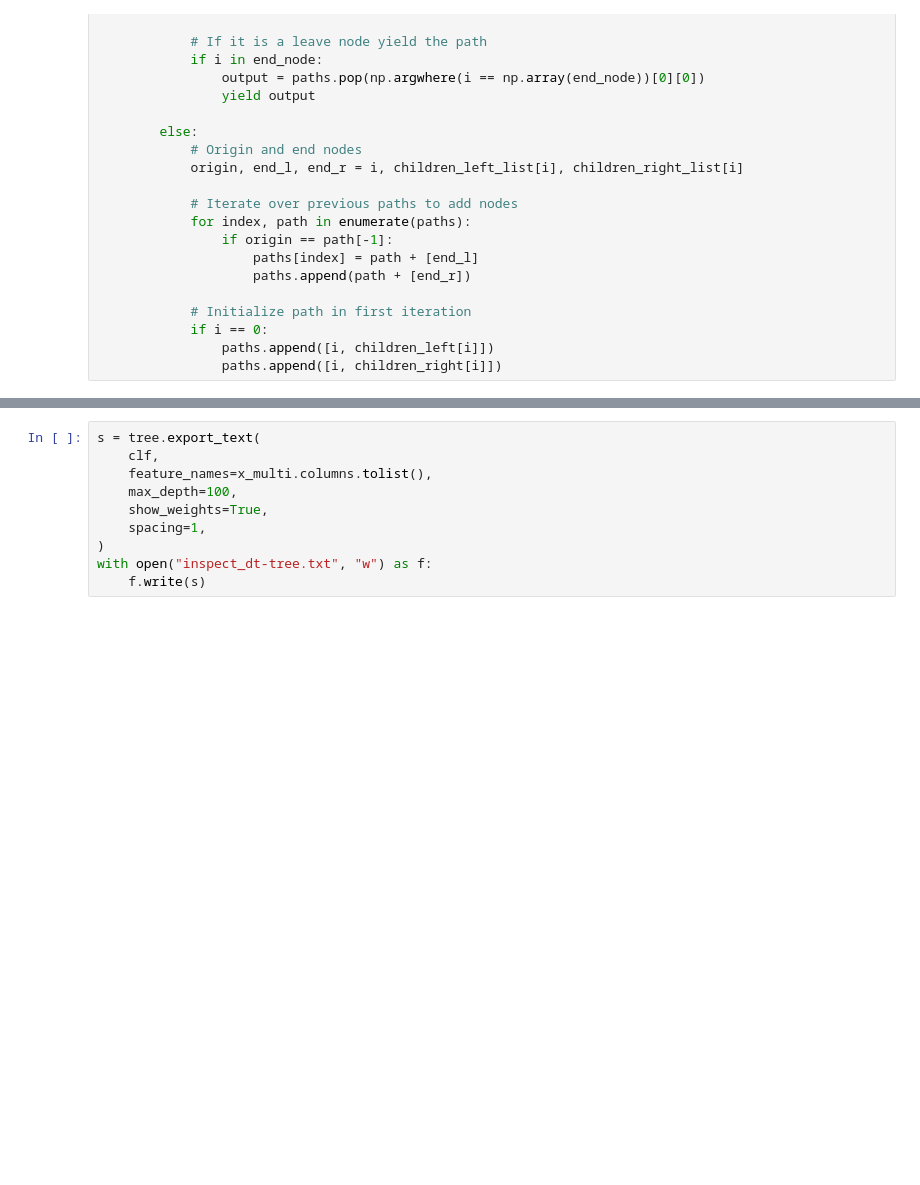
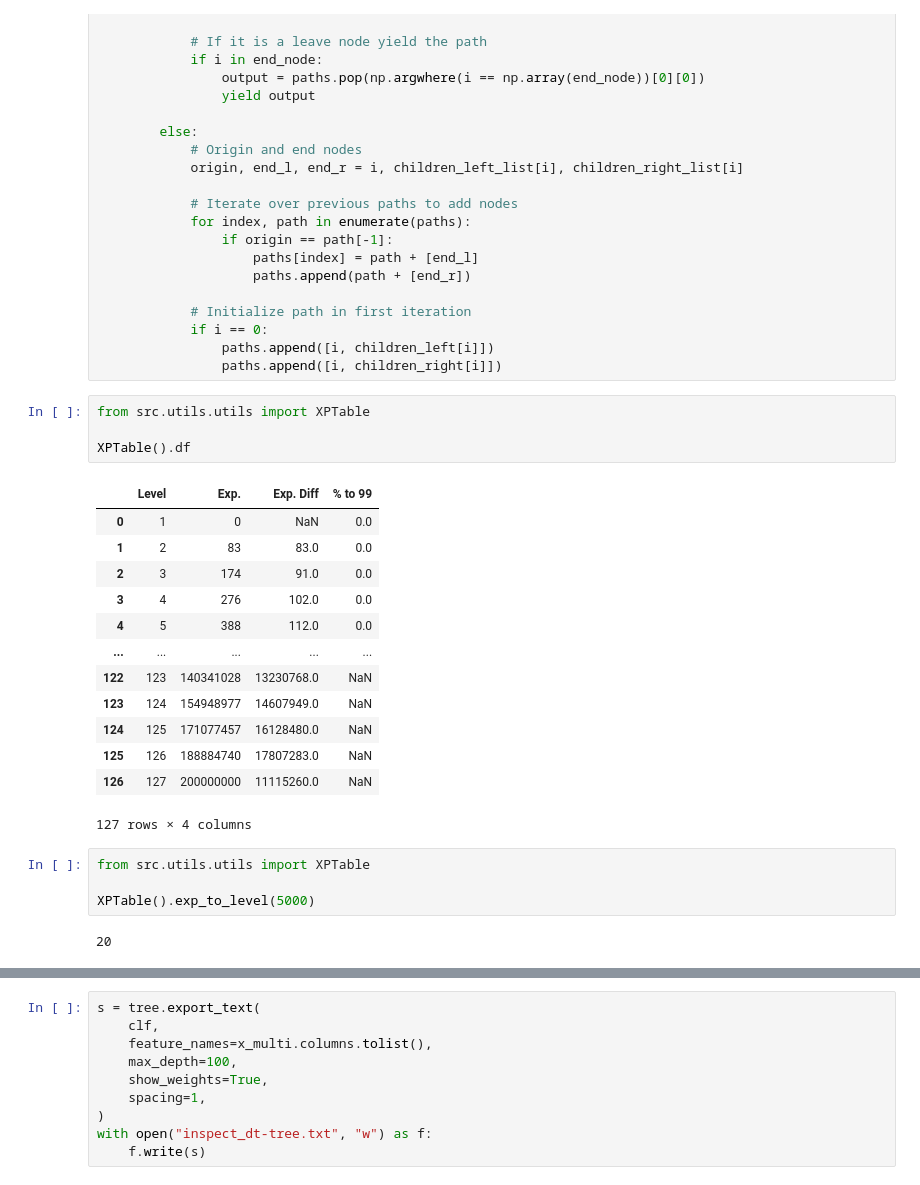
Before and after one commit to Bot-detector/bot-detector-ml-training, a Jupyter notebook: src/discovery/inspect_dt.ipynb, the cells around one changed output, grey strips where cells are left out. Cells and saved outputs as stored; diff of their text form; blank space fills up the shorter version.

```diff
--- a/src/discovery/inspect_dt.ipynb
+++ b/src/discovery/inspect_dt.ipynb
@@ -167,4 +325,28 @@ def retrieve_branches(number_nodes, children_left_list, children_right_list):
             if i == 0:
                 paths.append([i, children_left[i]])
                 paths.append([i, children_right[i]])
+# %%
+from src.utils.utils import XPTable
+
+XPTable().df
+# %% [output]
+|  | Level | Exp. | Exp. Diff | % to 99 |
+| 0 | 1 | 0 | NaN | 0.0 |
+| 1 | 2 | 83 | 83.0 | 0.0 |
+| 2 | 3 | 174 | 91.0 | 0.0 |
+| 3 | 4 | 276 | 102.0 | 0.0 |
+| 4 | 5 | 388 | 112.0 | 0.0 |
+| ... | ... | ... | ... | ... |
+| 122 | 123 | 140341028 | 13230768.0 | NaN |
+| 123 | 124 | 154948977 | 14607949.0 | NaN |
+| 124 | 125 | 171077457 | 16128480.0 | NaN |
+| 125 | 126 | 188884740 | 17807283.0 | NaN |
+| 126 | 127 | 200000000 | 11115260.0 | NaN |
+127 rows × 4 columns
+# %%
+from src.utils.utils import XPTable
+
+XPTable().exp_to_level(5000)
+# %% [output]
+20
 # %%
```
Also changed, not shown: parts of 17 cells of this notebook, 1 other file.
